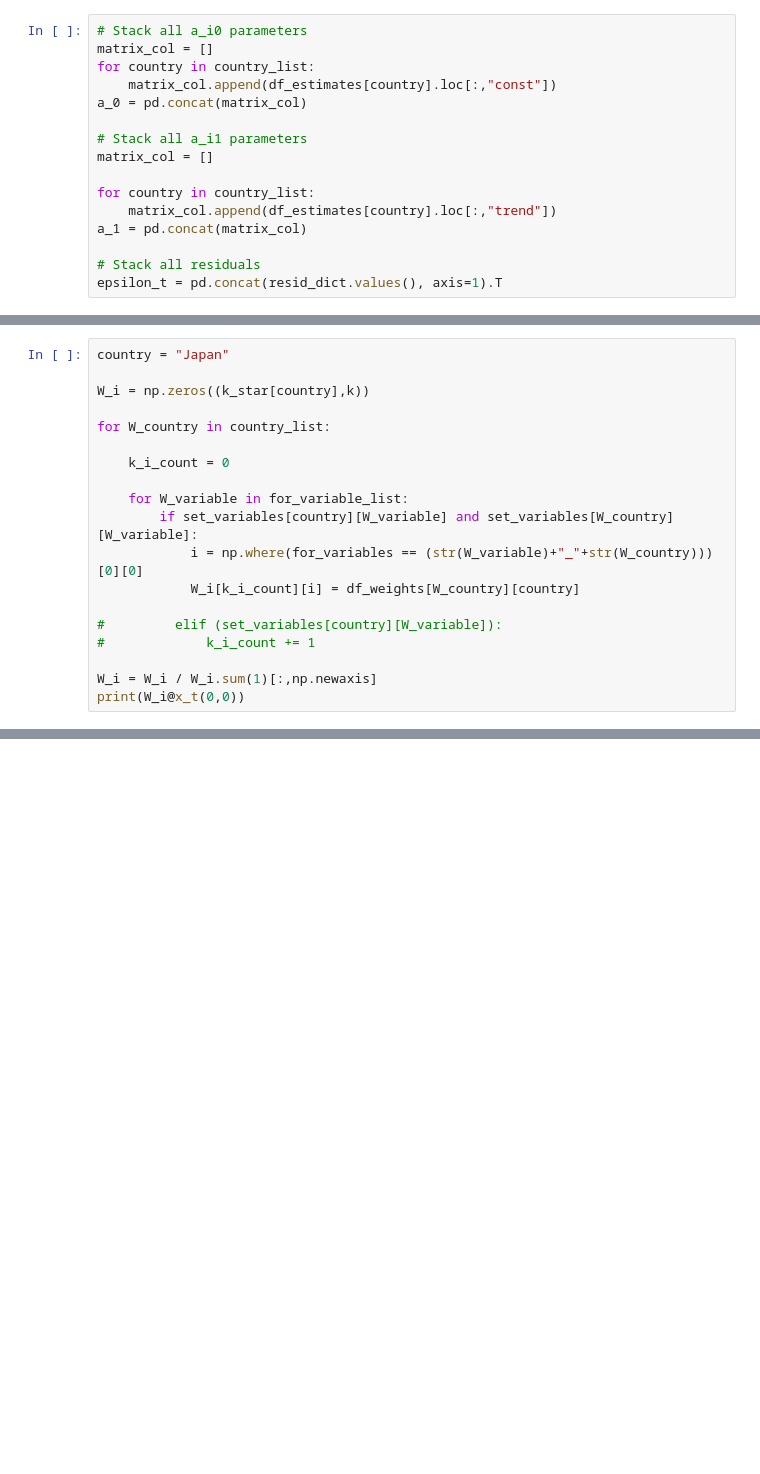
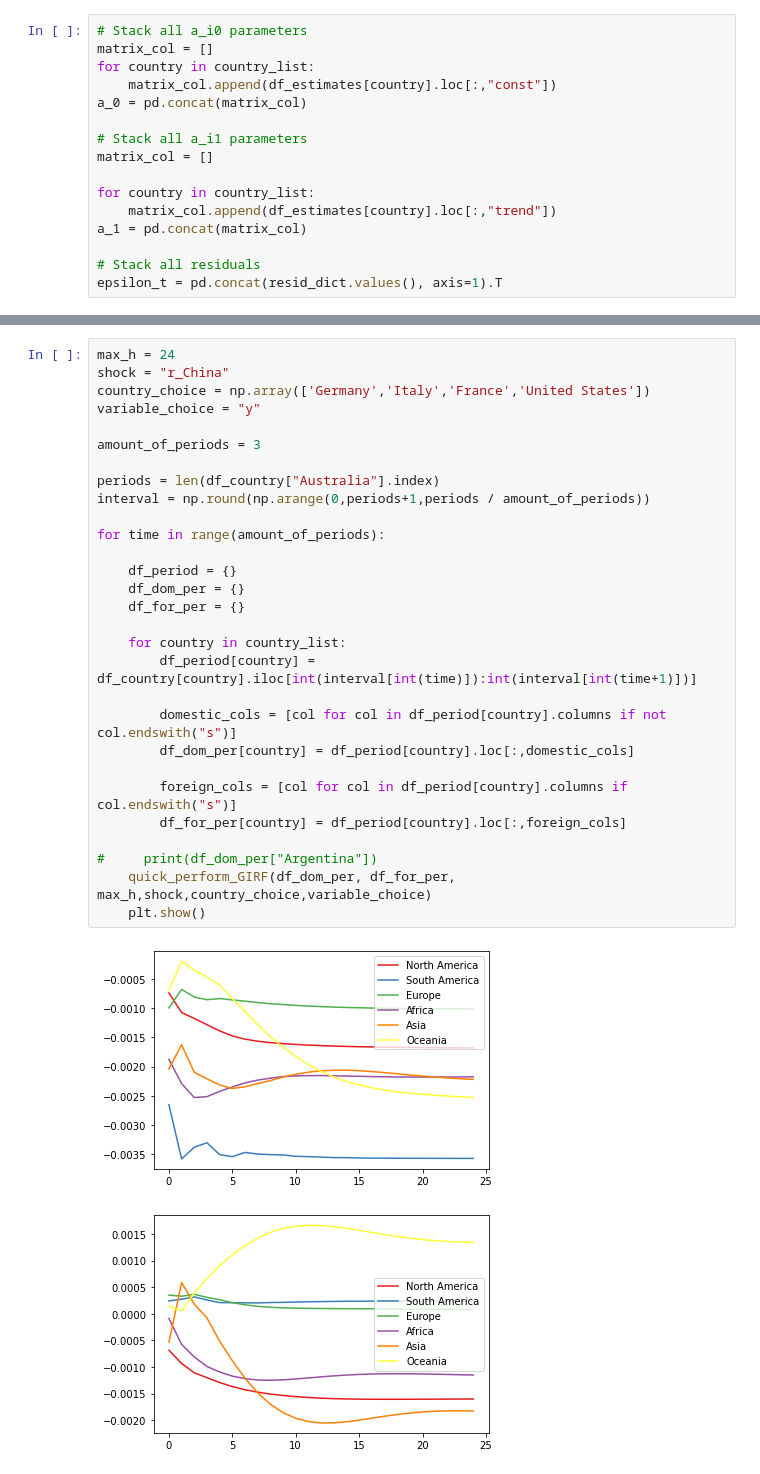
Before and after one commit to JochemvdBosch/GVAR_modelling, a Jupyter notebook: GVAR_code.ipynb, the cells around one changed output, grey strips where cells are left out. Saved outputs shown, nothing was run; the diff lists cells and outputs as text; blank space fills up the shorter version.

```diff
--- a/GVAR_code.ipynb
+++ b/GVAR_code.ipynb
@@ -697,19 +573,0 @@ df_estimates["United States"]
-# %%
-country = "Japan"
-
-W_i = np.zeros((k_star[country],k))
-
-for W_country in country_list:
-
-    k_i_count = 0
-
-    for W_variable in for_variable_list:
-        if set_variables[country][W_variable] and set_variables[W_country][W_variable]:
-            i = np.where(for_variables == (str(W_variable)+"_"+str(W_country)))[0][0]
-            W_i[k_i_count][i] = df_weights[W_country][country]
-
-#         elif (set_variables[country][W_variable]):
-#             k_i_count += 1
-
-W_i = W_i / W_i.sum(1)[:,np.newaxis]
-print(W_i@x_t(0,0))
@@ -935,0 +725,32 @@ array(['y', 'Dp', 'eq', 'r', 'lr'], dtype='<U2')
+# %%
+max_h = 24
+shock = "r_China"
+country_choice = np.array(['Germany','Italy','France','United States'])
+variable_choice = "y"
+
+amount_of_periods = 3
+
+periods = len(df_country["Australia"].index)
+interval = np.round(np.arange(0,periods+1,periods / amount_of_periods))
+
+for time in range(amount_of_periods):
+
+    df_period = {}
+    df_dom_per = {}
+    df_for_per = {}
+
+    for country in country_list:
+        df_period[country] = df_country[country].iloc[int(interval[int(time)]):int(interval[int(time+1)])]
+
+        domestic_cols = [col for col in df_period[country].columns if not col.endswith("s")]
+        df_dom_per[country] = df_period[country].loc[:,domestic_cols]
+
+        foreign_cols = [col for col in df_period[country].columns if col.endswith("s")]
+        df_for_per[country] = df_period[country].loc[:,foreign_cols]
+
+#     print(df_dom_per["Argentina"])
+    quick_perform_GIRF(df_dom_per, df_for_per, max_h,shock,country_choice,variable_choice)
+    plt.show()
+# %% [output]
+[figure, added]
+[figure, added]
```
Also changed, not shown: parts of 47 cells of this notebook, 2 other files.
